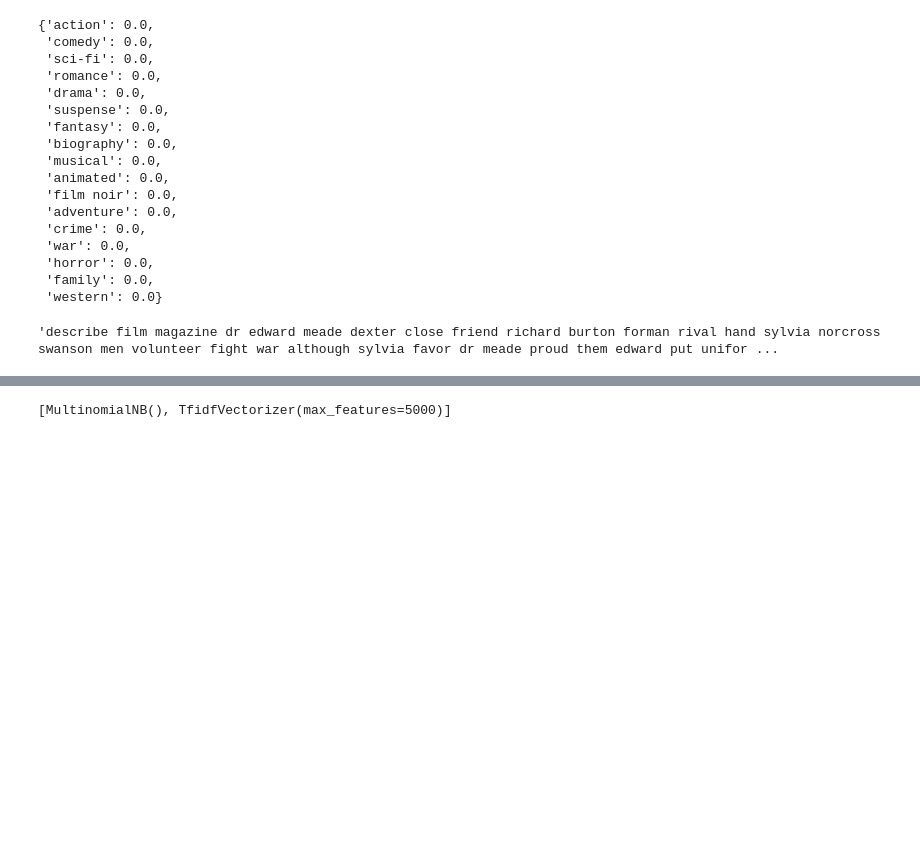
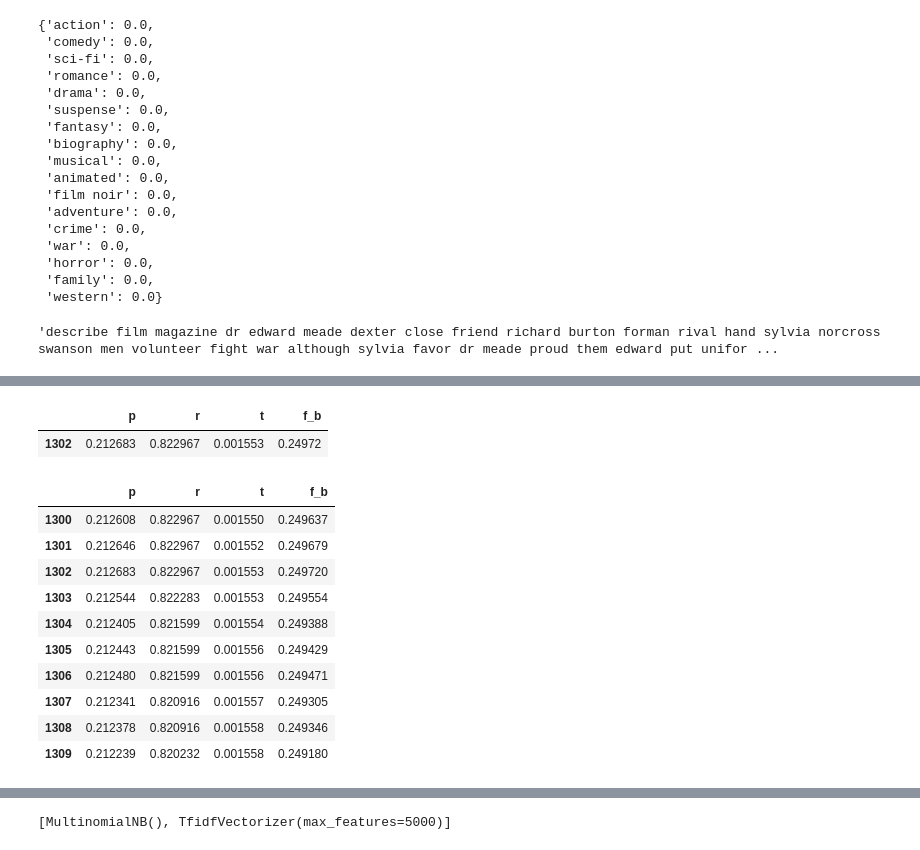
Before and after one commit to VarshaThakare/MultilabelClassificationWiki, a Jupyter notebook: multilabel_classification_wiki/src/notebook/multilabel_classification_wiki.ipynb, the cells around one changed output, grey strips where cells are left out. Cells and saved outputs as stored; diff of their text form; code cells hidden in the pictures; blank space fills up the shorter version.

```diff
--- a/multilabel_classification_wiki/src/notebook/multilabel_classification_wiki.ipynb
+++ b/multilabel_classification_wiki/src/notebook/multilabel_classification_wiki.ipynb
@@ -1606,0 +1589,22 @@ score_df[score_df['f_b'] == score_df['f_b'].max()]
+# %%
+dict_genre = MultinomialNB_over_dict_model_tfidf['comedy']
+score_df = score_threshold(dict_genre[0],dict_genre[1].transform(X_test),dict_genre[2],0.5)
+# %%
+score_df[score_df['f_b'] == score_df['f_b'].max()]
+# %% [output]
+|  | p | r | t | f_b |
+| 1302 | 0.212683 | 0.822967 | 0.001553 | 0.24972 |
+# %%
+score_df[1300:1310]
+# %% [output]
+|  | p | r | t | f_b |
+| 1300 | 0.212608 | 0.822967 | 0.001550 | 0.249637 |
+| 1301 | 0.212646 | 0.822967 | 0.001552 | 0.249679 |
+| 1302 | 0.212683 | 0.822967 | 0.001553 | 0.249720 |
+| 1303 | 0.212544 | 0.822283 | 0.001553 | 0.249554 |
+| 1304 | 0.212405 | 0.821599 | 0.001554 | 0.249388 |
+| 1305 | 0.212443 | 0.821599 | 0.001556 | 0.249429 |
+| 1306 | 0.212480 | 0.821599 | 0.001556 | 0.249471 |
+| 1307 | 0.212341 | 0.820916 | 0.001557 | 0.249305 |
+| 1308 | 0.212378 | 0.820916 | 0.001558 | 0.249346 |
+| 1309 | 0.212239 | 0.820232 | 0.001558 | 0.249180 |
```
Also changed, not shown: parts of 21 cells of this notebook, 1 other file.
